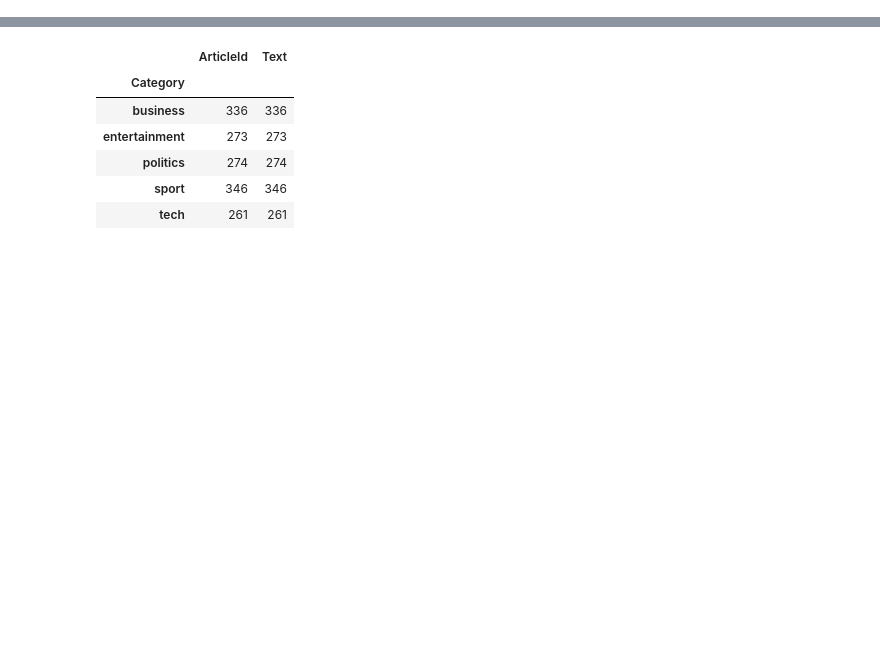
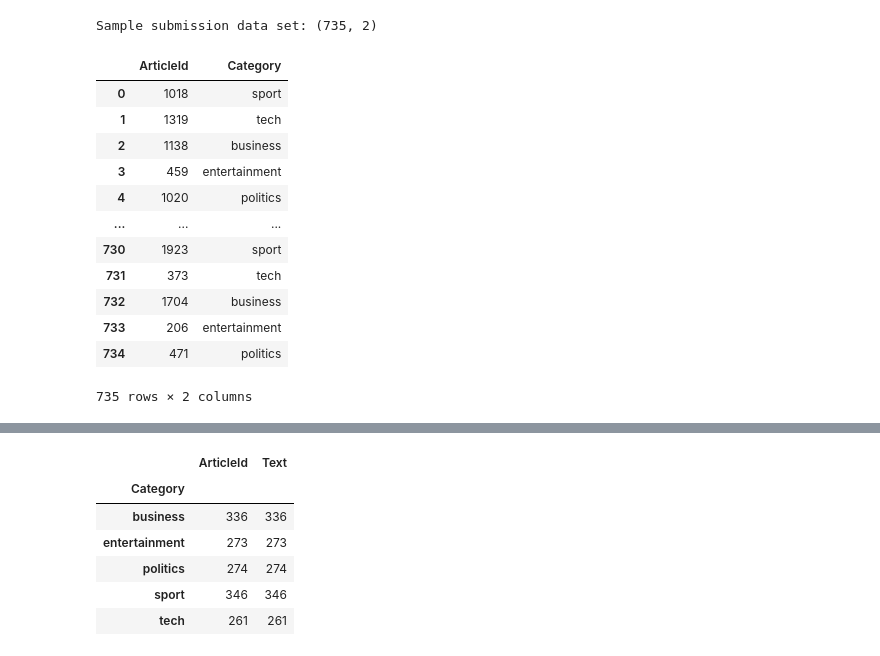
Before and after one commit to jfroggatt/BBC_News, a Jupyter notebook: bbc_news.ipynb, the cells around one changed output, grey strips where cells are left out. Drawn from its saved outputs; the diff is of its cells as text; code cells hidden in the pictures; blank space fills up the shorter version.

```diff
--- a/bbc_news.ipynb
+++ b/bbc_news.ipynb
@@ -139,0 +132,18 @@ Summary:
+# %%
+print(f'Sample submission data set: {submission_sample.shape}\n')
+submission_sample
+# %% [output]
+Sample submission data set: (735, 2)
+|  | ArticleId | Category |
+| 0 | 1018 | sport |
+| 1 | 1319 | tech |
+| 2 | 1138 | business |
+| 3 | 459 | entertainment |
+| 4 | 1020 | politics |
+| ... | ... | ... |
+| 730 | 1923 | sport |
+| 731 | 373 | tech |
+| 732 | 1704 | business |
+| 733 | 206 | entertainment |
+| 734 | 471 | politics |
+735 rows × 2 columns
```
Also changed, not shown: parts of 42 cells of this notebook.
